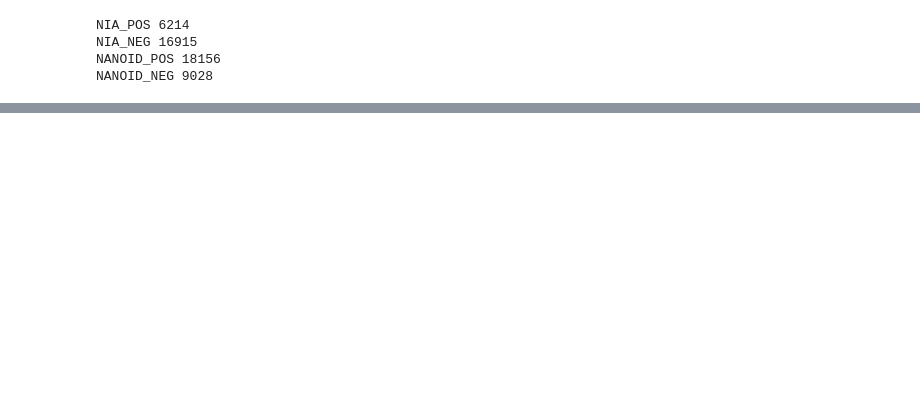
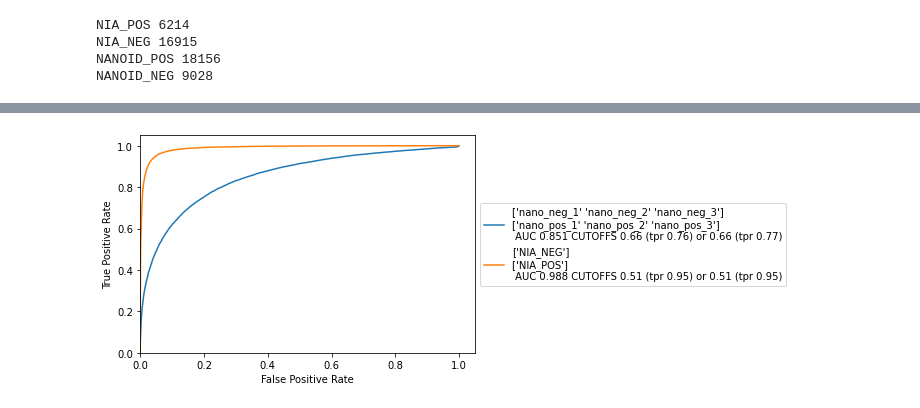
Before and after one commit to maragkakislab/rnakinet, a Jupyter notebook: rnamodif/Evaluation.ipynb, the cells around one changed output, grey strips where cells are left out. Saved outputs shown, nothing was run; the diff lists cells and outputs as text; code cells hidden in the pictures; blank space fills up the shorter version.

```diff
--- a/rnamodif/Evaluation.ipynb
+++ b/rnamodif/Evaluation.ipynb
@@ -291,0 +313,5 @@ plot_roc([exp_readpred[NANOID_POS], exp_readpred[NANOID_NEG]])
+# %%
+plot_roc([exp_readpred['nano_pos_1'], exp_readpred['nano_pos_2'], exp_readpred['nano_pos_3'], exp_readpred['nano_neg_1'], exp_readpred['nano_neg_2'], exp_readpred['nano_neg_3']])
+plot_roc([exp_readpred_2['NIA_POS'], exp_readpred_2['NIA_NEG']])
+# %% [output]
+[figure, added]
```
Also changed, not shown: parts of 20 cells of this notebook, 4 other files.
